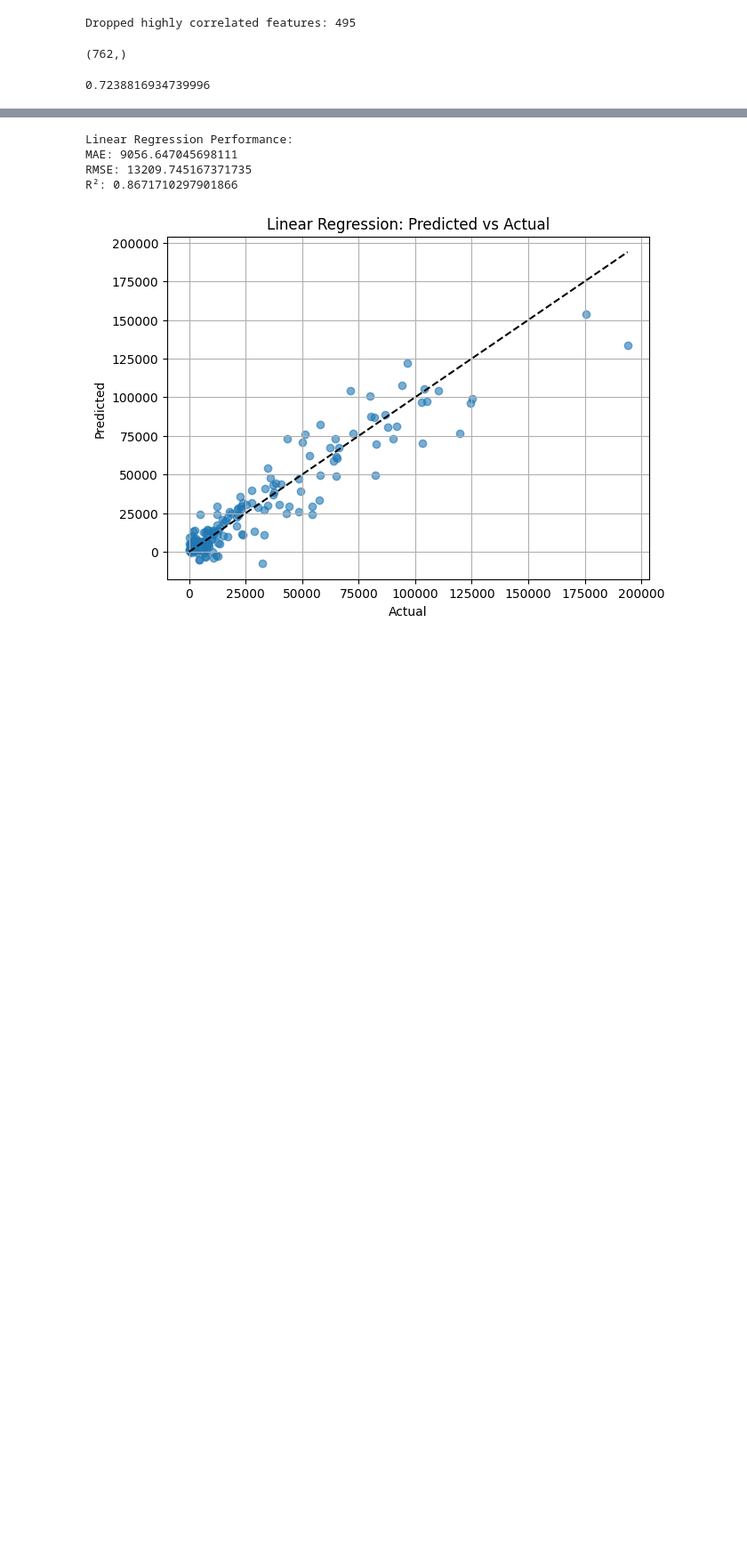
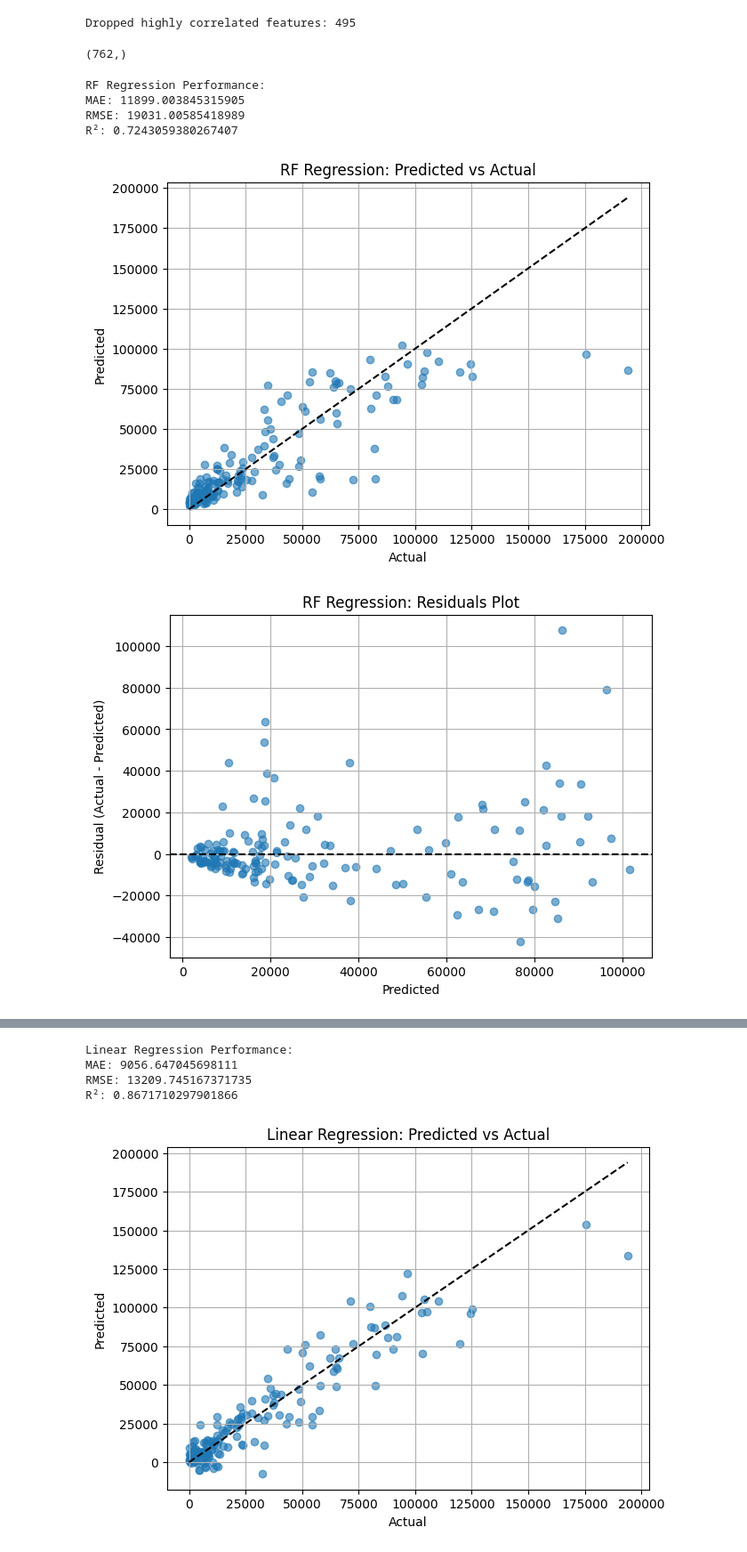
Before and after one commit to StephenC959/AGCensusPrediction, a Jupyter notebook: models/Baseline2.ipynb, the cells around one changed output, grey strips where cells are left out. Shown at 89% size. Saved outputs shown, nothing was run; the diff lists cells and outputs as text; code cells hidden in the pictures; blank space fills up the shorter version.

```diff
--- a/models/Baseline2.ipynb
+++ b/models/Baseline2.ipynb
@@ -153,8 +153,75 @@ X_train, X_val, y_train, y_val = train_test_split(
 # %%
 #This score is a lot better than when trying to predict production for all 42 crops
 from sklearn.ensemble import RandomForestRegressor
+from sklearn.metrics import mean_absolute_error, r2_score, mean_squared_error
+import matplotlib.pyplot as plt
+
 rf = RandomForestRegressor(n_estimators=300, n_jobs=-1)
 rf.fit(X_train, y_train)
-print(rf.score(X_val, y_val))
+
+y_pred_lr = rf.predict(X_val)
+
+# Compute metrics
+mae = mean_absolute_error(y_val, y_pred_lr)
+rmse = np.sqrt(mean_squared_error(y_val, y_pred_lr))
+r2 = r2_score(y_val, y_pred_lr)
+
+print("RF Regression Performance:")
+print("MAE:", mae)
+print("RMSE:", rmse)
+print("R²:", r2)
+
+# ------------------------------
+# 1. Predicted vs. Actual
+# ------------------------------
+plt.figure(figsize=(7,5))
+plt.scatter(y_val, y_pred_lr, alpha=0.6)
+plt.plot([y_val.min(), y_val.max()], [y_val.min(), y_val.max()], 'k--')
+plt.xlabel("Actual")
+plt.ylabel("Predicted")
+plt.title("RF Regression: Predicted vs Actual")
+plt.grid(True)
+plt.show()
+
+# ------------------------------
+# 2. Residuals vs Predicted
+# ------------------------------
+residuals = y_val - y_pred_lr
+
+plt.figure(figsize=(7,5))
+plt.scatter(y_pred_lr, residuals, alpha=0.6)
+plt.axhline(0, linestyle='--', color='black')
+plt.xlabel("Predicted")
+plt.ylabel("Residual (Actual - Predicted)")
+plt.title("RF Regression: Residuals Plot")
+plt.grid(True)
+plt.show()
+
+# ------------------------------
+# 3. Residual Distribution
+# ------------------------------
+plt.figure(figsize=(7,5))
+plt.hist(residuals, bins=30)
+plt.xlabel("Residual")
+plt.ylabel("Count")
+plt.title("RF Regression: Residual Distribution")
+plt.grid(True)
+plt.show()
+
+# ------------------------------
+# 4. Error Over Samples
+# ------------------------------
+plt.figure(figsize=(7,5))
+plt.plot(np.abs(residuals))
+plt.xlabel("Sample Index")
+plt.ylabel("Absolute Error")
+plt.title("RF Regression: Error Over Samples")
+plt.grid(True)
+plt.show()
 # %% [output]
-0.7238816934739996
+RF Regression Performance:
+MAE: 11899.003845315905
+RMSE: 19031.00585418989
+R²: 0.7243059380267407
+[figure, added]
+[figure, added]
```
Also changed, not shown: parts of 2 cells of this notebook, 2 other files.
